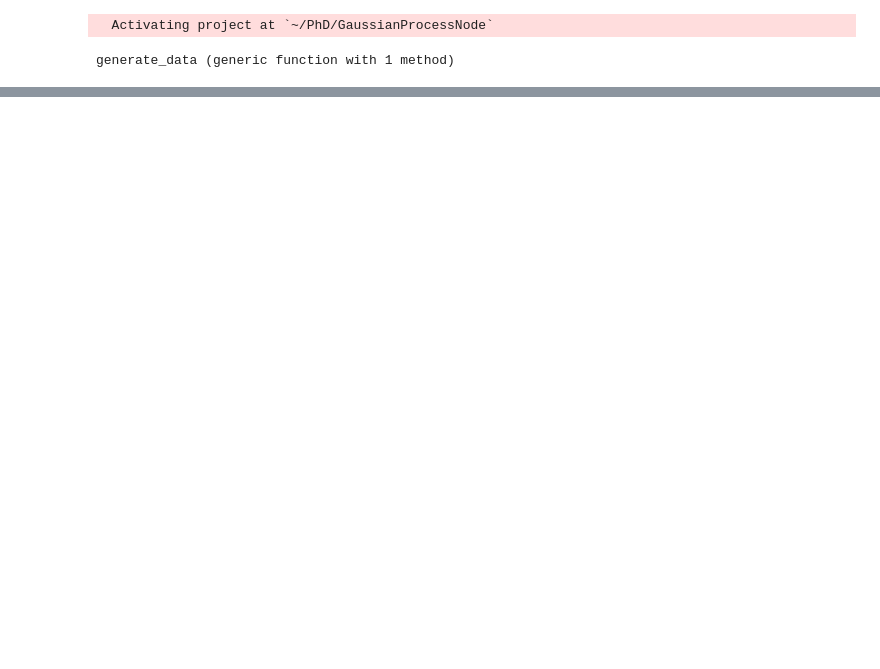
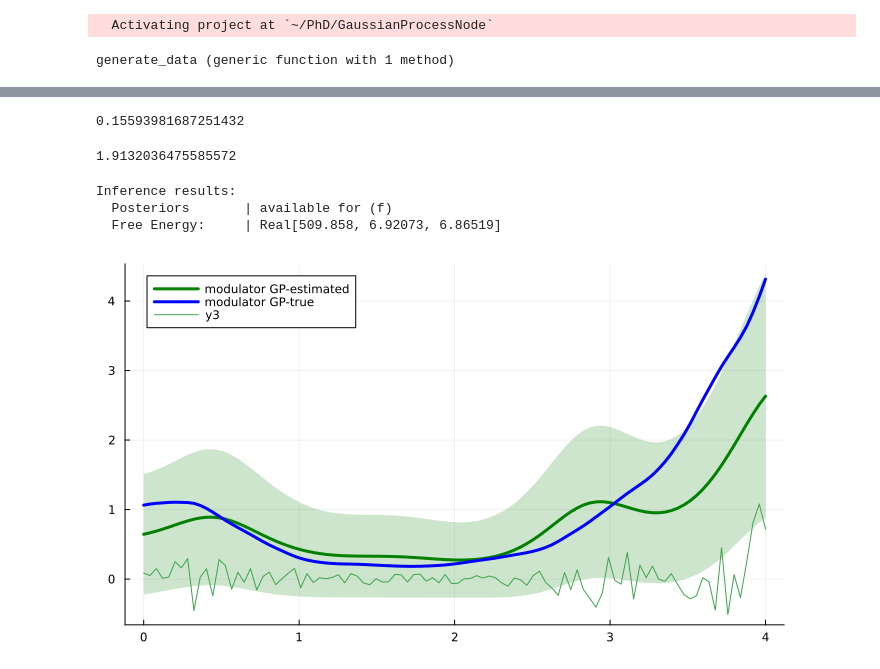
Before and after one commit to biaslab/GaussianProcessNode, a Jupyter notebook: LearnParamsGPSDE.ipynb, the cells around one changed output, grey strips where cells are left out. Drawn from its saved outputs; the diff is of its cells as text; code cells hidden in the pictures; blank space fills up the shorter version.

```diff
--- a/LearnParamsGPSDE.ipynb
+++ b/LearnParamsGPSDE.ipynb
@@ -357,0 +402,11 @@ end
+# %%
+function learnParams(lλ)
+    iresult = inference(
+        model = gpPAD_params(length(y_data), lλ[1], H),
+        iterations = 3,
+        data  = (y = y_data,),
+        options = (limit_stack_depth=100,),
+        free_energy = true
+    )
+    return iresult.free_energy[end]
+end
@@ -357,0 +415,2 @@ end
+# %%
+res = optimize(learnParams, [logλ_init], LBFGS(), Optim.Options(show_every = 10))
@@ -357,0 +438,32 @@ end
+# %%
+res.minimizer[1]
+# %% [output]
+0.15593981687251432
+# %%
+l = sqrt(5) / (exp(res.minimizer[1]))
+# %% [output]
+1.9132036475585572
+# %%
+iresult = inference(
+        model = gpPAD_params(length(y_data), res.minimizer[1], H),
+        iterations = 3,
+        data  = (y = y_data,),
+        returnvars = (f = KeepLast(),),
+        options = (limit_stack_depth=100,),
+        free_energy = true
+    )
+# %% [output]
+Inference results:
+  Posteriors       | available for (f)
+  Free Energy:     | Real[509.858, 6.92073, 6.86519]
+# %%
+mgp = mean.(iresult.posteriors[:f]) |> slicedim(1)
+vgp = var.(iresult.posteriors[:f]) |> slicedim(1)
+expvgp = exp.( mgp .+ vgp)
+expmgp = exp.(mgp);
+# %%
+plot(time_range,expmgp,ribbon=sqrt.(expvgp),linewidth=3.0,label="modulator GP-estimated",fillalpha=0.2,color=:green, size = (700, 400))
+plot!(time_range,exp.(f_test), label="modulator GP-true",linewidth=3.0,color=:blue)
+plot!(time_range, y_data)
+# %% [output]
+[figure, added]
```
Also changed, not shown: parts of 15 cells of this notebook.
